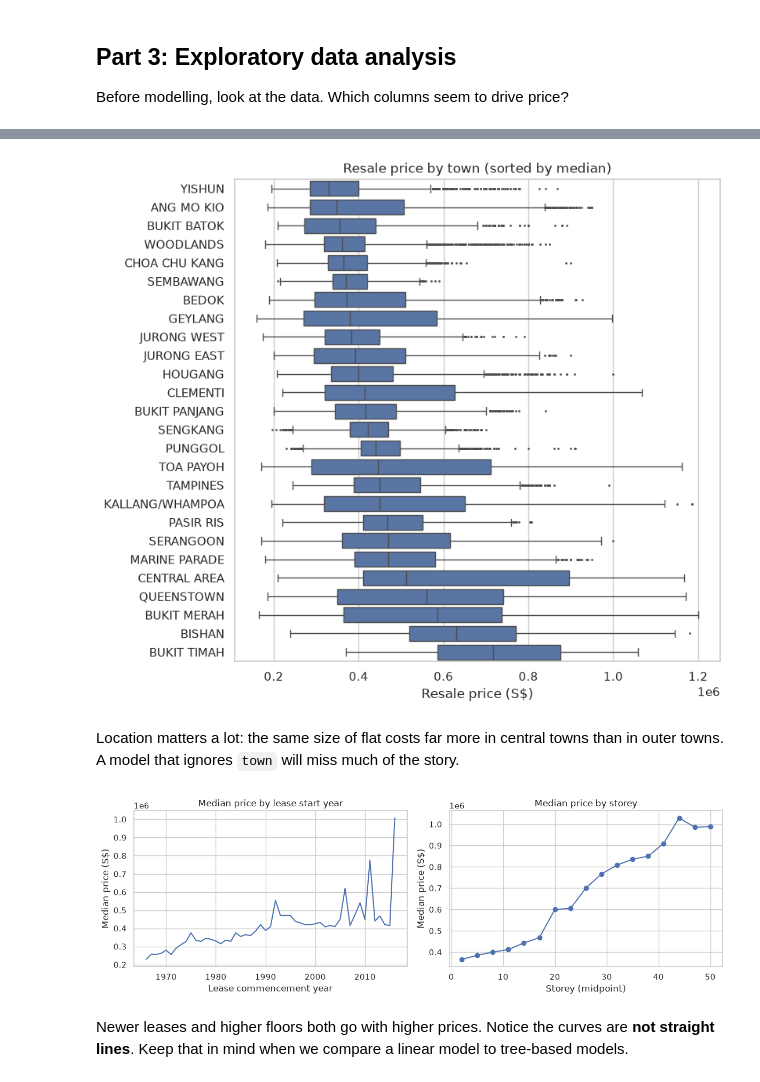
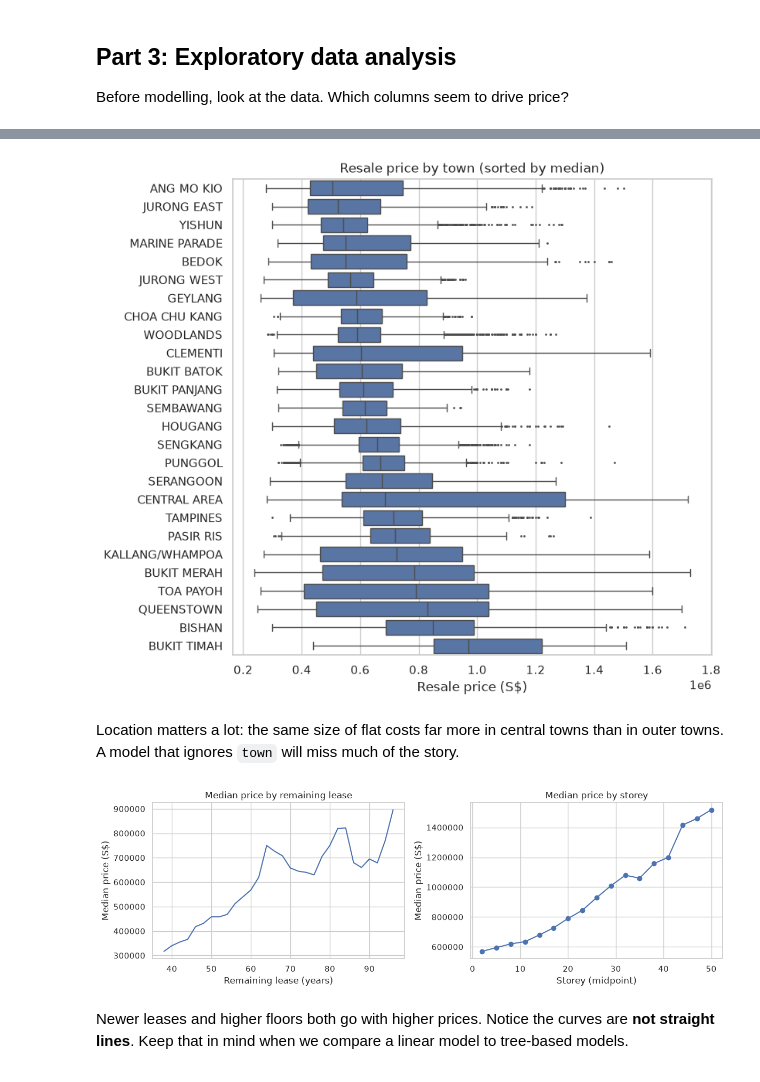
Before and after one commit to ian-fl-liew/6m-data-c3.2-HDB_price_predictor, a Jupyter notebook: hdb_price_model.ipynb, the cells around one changed output, grey strips where cells are left out. Drawn from its saved outputs; the diff is of its cells as text; code cells hidden in the pictures.

```diff
--- a/hdb_price_model.ipynb
+++ b/hdb_price_model.ipynb
@@ -60,6 +68,11 @@ The dataset contains HDB resale transactions from **January 2017 to May 2019**,
 Each row is one resale transaction.
 # %%
 df = load_data()
+
+month = pd.to_datetime(df['month'])
+cutoff = month.max() - pd.DateOffset(months=23)
+df = df[month >= cutoff].reset_index(drop=True) # reset_index (drop=True) means the old index is discarded and a new sequential index is used
 print(df.shape)
 df.head()
+df.tail(10)
 # %% [output]
@@ -141,3 +159,13 @@ print("Midpoints:", ((bounds[0] + bounds[1]) / 2).tolist())
 1  10  12
 2  49  51
 Midpoints: [2.0, 11.0, 50.0]
+# %%
+# sales_date = pd.to_datetime(df["month"])
+# print(sales_date)
+# print (df["lease_commence_date"])
+# print ("flat_age:")
+# print ( sales_date.dt.year + (sales_date.dt.month-1)/12 - df["lease_commence_date"])
+
+parts = df["remaining_lease"].str.extract(r"(\d+)\s*years?(?:\s*(\d+)\s*months?)?")
+df["remaining_lease"] = parts[0].astype(int) + parts[1].fillna(0).astype(int) / 12
+df.head()
@@ -191,19 +269,24 @@ sns.boxplot(data=df, y="town", x="resale_price", order=town_order, fliersize=1,
 ax.set(title="Resale price by town (sorted by median)", xlabel="Resale price (S$)", ylabel="")
 plt.show()
 # %% [output]
-[figure, old version]
+[figure, new version]
 # %% [markdown]
 Location matters a lot: the same size of flat costs far more in central towns than in outer towns. A model that ignores `town` will miss much of the story.
 # %%
 fig, axes = plt.subplots(1, 2, figsize=(12, 4))
-df.groupby("lease_commence_date")["resale_price"].median().plot(ax=axes[0])
-axes[0].set(title="Median price by lease start year", xlabel="Lease commencement year", ylabel="Median price (S$)")
+lease_years = df["remaining_lease"].astype(int)
+lease_bins =(df["remaining_lease"]//2)*2 # // means integer division, why not "/"? Using "/" would give a float result, but we want integer bins.
+# print(lease_bins)
+df.groupby(lease_bins)["resale_price"].median().plot(ax=axes[0])
+axes[0].set(title="Median price by remaining lease", xlabel="Remaining lease (years)", ylabel="Median price (S$)")
 df.groupby("storey")["resale_price"].median().plot(marker="o", ax=axes[1])
 axes[1].set(title="Median price by storey", xlabel="Storey (midpoint)", ylabel="Median price (S$)")
+for ax in axes:
+    ax.ticklabel_format(style="plain", axis="y") # Ensure y-axis labels are in plain format, the default formatter is ScalarFormatter which may use scientific notation for large numbers
 plt.tight_layout()
 plt.show()
 # %% [output]
-[figure, old version]
+[figure, new version]
 # %% [markdown]
 Newer leases and higher floors both go with higher prices. Notice the curves are **not straight lines**. Keep that in mind when we compare a linear model to tree-based models.
 # %% [markdown]
```
Also changed, not shown: parts of 56 cells of this notebook, 7 other files.
